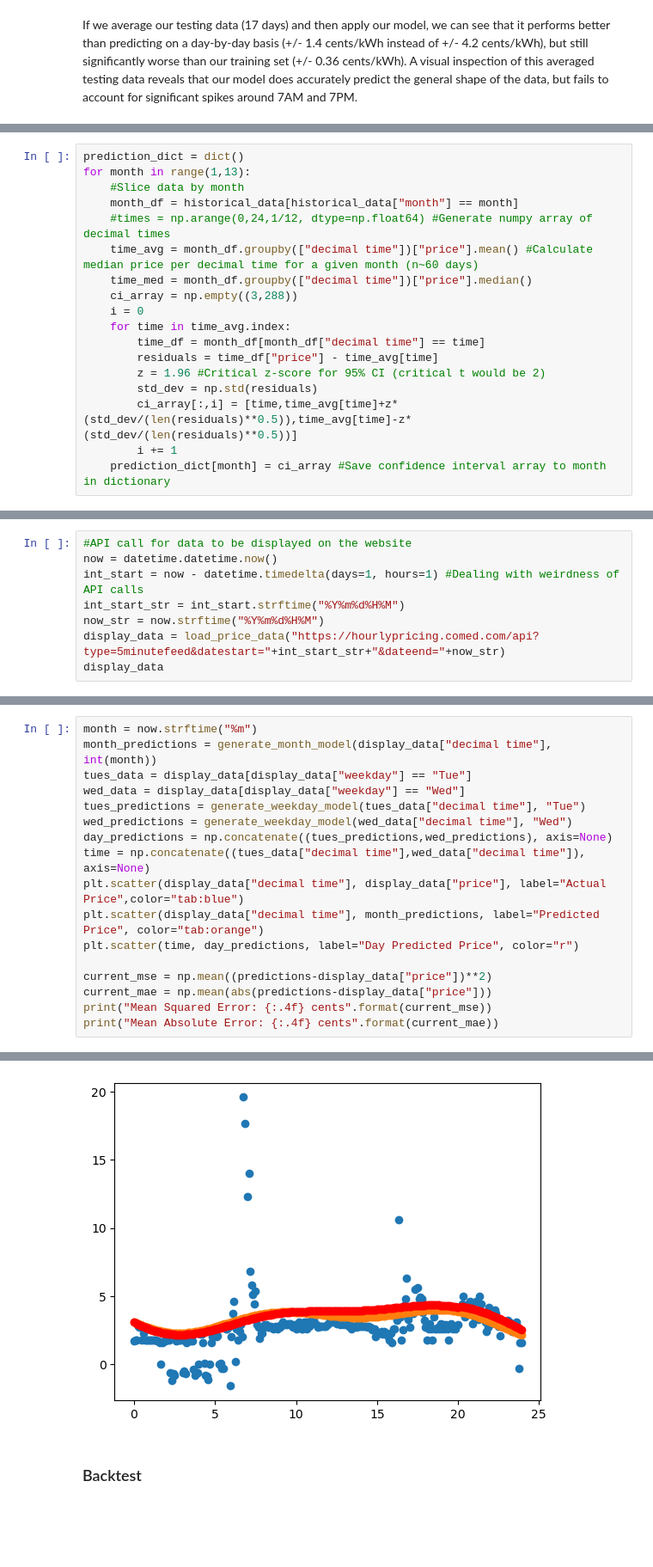
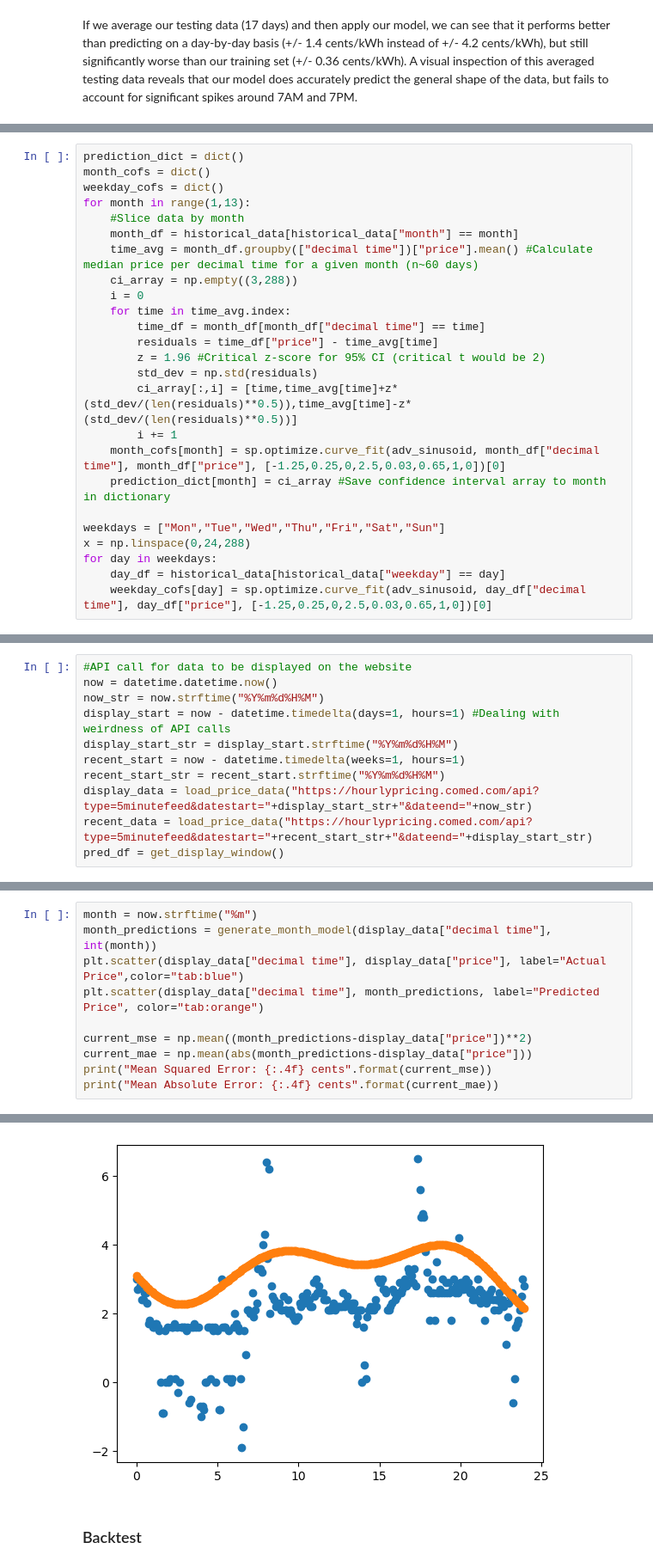
Before and after one commit to traskcon/DATA602-Project, a Jupyter notebook: DATA602-Project.ipynb, the cells around one changed output, grey strips where cells are left out. Shown at 86% size. Saved outputs shown, nothing was run; the diff lists cells and outputs as text; blank space fills up the shorter version.

Commit message:
Massively Refined Model

```diff
--- a/DATA602-Project.ipynb
+++ b/DATA602-Project.ipynb
@@ -300,11 +304,11 @@ historical_data
 # %%
 prediction_dict = dict()
+month_cofs = dict()
+weekday_cofs = dict()
 for month in range(1,13):
     #Slice data by month
     month_df = historical_data[historical_data["month"] == month]
-    #times = np.arange(0,24,1/12, dtype=np.float64) #Generate numpy array of decimal times
     time_avg = month_df.groupby(["decimal time"])["price"].mean() #Calculate median price per decimal time for a given month (n~60 days)
-    time_med = month_df.groupby(["decimal time"])["price"].median()
     ci_array = np.empty((3,288))
     i = 0
     for time in time_avg.index:
@@ -314,4 +318,11 @@ for month in range(1,13):
         std_dev = np.std(residuals)
         ci_array[:,i] = [time,time_avg[time]+z*(std_dev/(len(residuals)**0.5)),time_avg[time]-z*(std_dev/(len(residuals)**0.5))]
         i += 1
+    month_cofs[month] = sp.optimize.curve_fit(adv_sinusoid, month_df["decimal time"], month_df["price"], [-1.25,0.25,0,2.5,0.03,0.65,1,0])[0]
     prediction_dict[month] = ci_array #Save confidence interval array to month in dictionary
+
+weekdays = ["Mon","Tue","Wed","Thu","Fri","Sat","Sun"]
+x = np.linspace(0,24,288)
+for day in weekdays:
+    day_df = historical_data[historical_data["weekday"] == day]
+    weekday_cofs[day] = sp.optimize.curve_fit(adv_sinusoid, day_df["decimal time"], day_df["price"], [-1.25,0.25,0,2.5,0.03,0.65,1,0])[0]
@@ -317,0 +331,11 @@ for month in range(1,13):
+# %%
+#API call for data to be displayed on the website
+now = datetime.datetime.now()
+now_str = now.strftime("%Y%m%d%H%M")
+display_start = now - datetime.timedelta(days=1, hours=1) #Dealing with weirdness of API calls
+display_start_str = display_start.strftime("%Y%m%d%H%M")
+recent_start = now - datetime.timedelta(weeks=1, hours=1)
+recent_start_str = recent_start.strftime("%Y%m%d%H%M")
+display_data = load_price_data("https://hourlypricing.comed.com/api?type=5minutefeed&datestart="+display_start_str+"&dateend="+now_str)
+recent_data = load_price_data("https://hourlypricing.comed.com/api?type=5minutefeed&datestart="+recent_start_str+"&dateend="+display_start_str)
+pred_df = get_display_window()
@@ -409,11 +512,3 @@ Mean Squared Error: 0.0131
 [figure]
 [figure]
 [figure]
-# %%
-#API call for data to be displayed on the website
-now = datetime.datetime.now()
-int_start = now - datetime.timedelta(days=1, hours=1) #Dealing with weirdness of API calls
-int_start_str = int_start.strftime("%Y%m%d%H%M")
-now_str = now.strftime("%Y%m%d%H%M")
-display_data = load_price_data("https://hourlypricing.comed.com/api?type=5minutefeed&datestart="+int_start_str+"&dateend="+now_str)
-display_data
@@ -434,18 +515,11 @@ display_data
 # %%
 month = now.strftime("%m")
 month_predictions = generate_month_model(display_data["decimal time"], int(month))
-tues_data = display_data[display_data["weekday"] == "Tue"]
-wed_data = display_data[display_data["weekday"] == "Wed"]
-tues_predictions = generate_weekday_model(tues_data["decimal time"], "Tue")
-wed_predictions = generate_weekday_model(wed_data["decimal time"], "Wed")
-day_predictions = np.concatenate((tues_predictions,wed_predictions), axis=None)
-time = np.concatenate((tues_data["decimal time"],wed_data["decimal time"]), axis=None)
 plt.scatter(display_data["decimal time"], display_data["price"], label="Actual Price",color="tab:blue")
 plt.scatter(display_data["decimal time"], month_predictions, label="Predicted Price", color="tab:orange")
-plt.scatter(time, day_predictions, label="Day Predicted Price", color="r")
 
-current_mse = np.mean((predictions-display_data["price"])**2)
-current_mae = np.mean(abs(predictions-display_data["price"]))
+current_mse = np.mean((month_predictions-display_data["price"])**2)
+current_mae = np.mean(abs(month_predictions-display_data["price"]))
 print("Mean Squared Error: {:.4f} cents".format(current_mse))
 print("Mean Absolute Error: {:.4f} cents".format(current_mae))
 # %% [output]
@@ -454,4 +528,4 @@ Mean Absolute Error: 1.0748 cents
-[figure, old version]
+[figure, new version]
 # %% [markdown]
 ### Backtest
 # %%
```
Also changed, not shown: parts of 15 cells of this notebook.
